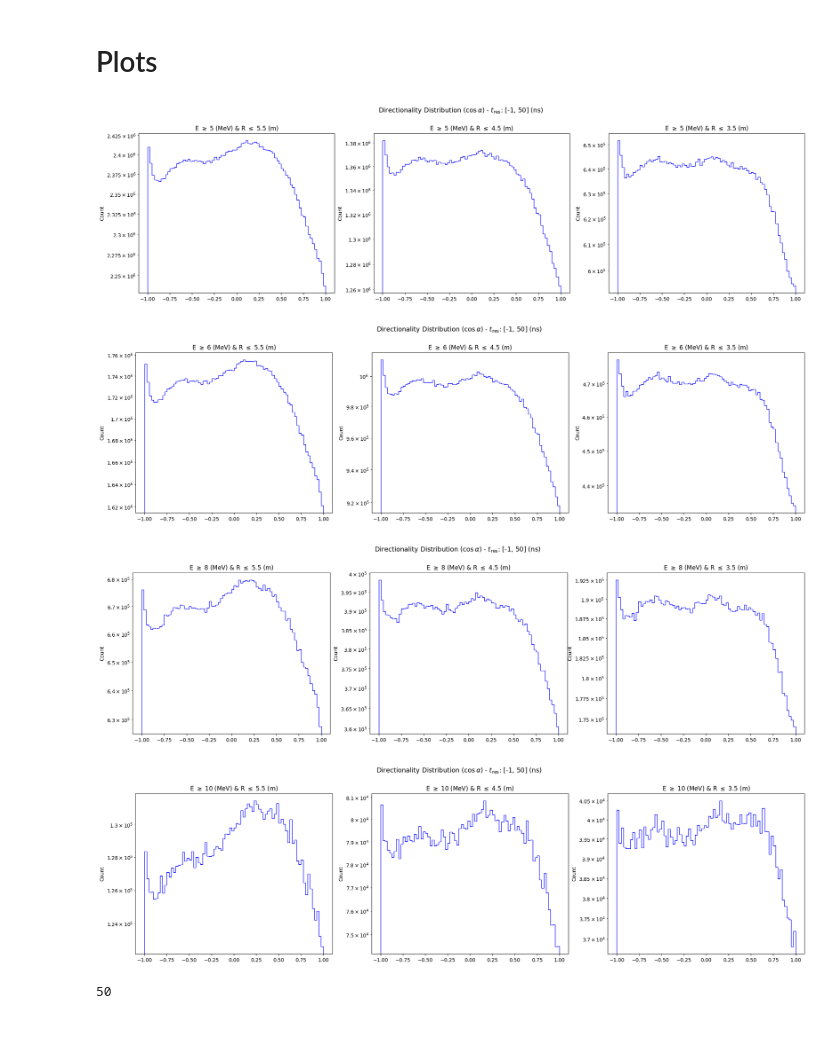
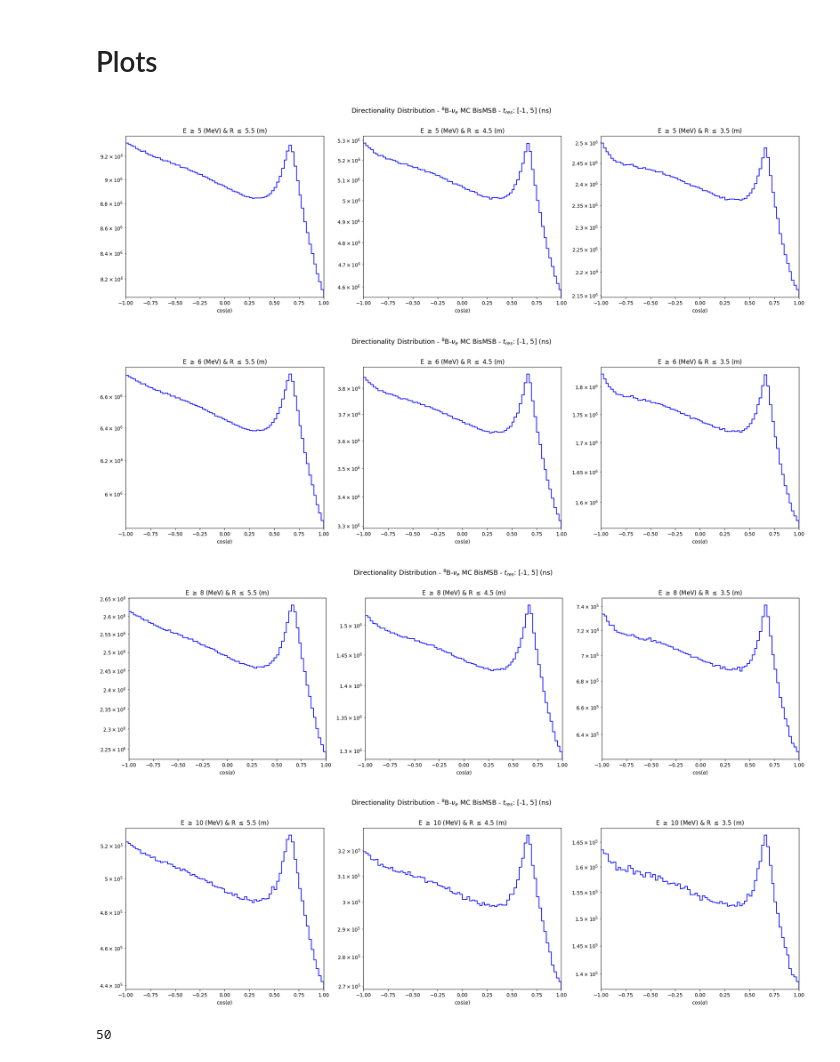
Before and after one commit to joankl/Solar-Neutrinos-Project, a Jupyter notebook: mc data analysis/bisMSB/directionality_distribution.ipynb, the cells around one changed output. Saved outputs shown, nothing was run; the diff lists cells and outputs as text; code cells hidden in the pictures; blank space fills up the shorter version.

```diff
--- a/mc data analysis/bisMSB/directionality_distribution.ipynb
+++ b/mc data analysis/bisMSB/directionality_distribution.ipynb
@@ -41,37 +80,30 @@ cos_alpha.shape
 # %% [markdown]
 # Plots
 # %%
-bins = 80
-# ------ Define Cuts ------
-E_cut_list = [5, 6, 8, 10]
-R_cut_list = [5500, 4500, 3500]
+for Ecut_i in E_cut_list:
 
-for Ecut_i in E_cut_list:
-    en_cut_condition = (energy >= Ecut_i)
+	fig, axes = plt.subplots(1, len(R_cut_list), figsize=(24, 5.8))
 
-    fig, axes = plt.subplots(1, len(R_cut_list), figsize=(24, 5.8))
+	for i_dx, Rcut_i in enumerate(R_cut_list):
+		ax = axes[i_dx]
 
-    for i_dx, Rcut_i in enumerate(R_cut_list):
-        posr_cut_condition = (posr <= Rcut_i)
-        cut_condition = en_cut_condition & posr_cut_condition
+		# Recuperamos los conteos que calculamos en el loop de lectura
+		counts = hist_data[Ecut_i][Rcut_i]
 
-        cos_alpha_cut = cos_alpha[cut_condition]
+		ax.hist(bin_edges[:-1], bins=bin_edges, weights=counts, histtype='step', color='blue', linewidth=1.5)
 
-        ax = axes[i_dx]
+		ax.set_title(rf'E $\geq$ {Ecut_i} (MeV) & R $\leq$ {Rcut_i*10**-3:.1f} (m)')
+		ax.set_yscale('log')
+		ax.set_xlabel(r'cos($\alpha$)')
+		ax.set_xlim(-1, 1)
 
-        sn.histplot(cos_alpha_cut, ax = ax, bins = bins, alpha = 0, element = 'step', color = 'blue')
 
-        ax.set_title(fr'E $\geq$ {Ecut_i} (MeV) & R $\leq$ {Rcut_i*10**(-3)} (m)')
-        ax.set_yscale('log')
-
-    plt.suptitle(fr'Directionality Distribution ($\cos\alpha$) - $t_\mathrm{{res}}$: [{t_res_min:.0f}, {t_res_max:.0f}] (ns)', fontsize = 13, y = 1.01)
-
-    plt.show()
+	plt.suptitle(rf'Directionality Distribution - $^8$B-$\nu_e$ MC BisMSB - $t_{{res}}$: [{t_res_min_cut:.0f}, {t_res_max_cut:.0f}] (ns)', fontsize=13, y=1.02)
 # %% [output]
-[figure, old version]
+[figure, new version]
-[figure, old version]
+[figure, new version]
-[figure, old version]
+[figure, new version]
-[figure, old version]
+[figure, new version]
 # %%
 print(fr'{t_res_max:.0f}')
 # %% [output]
```
Also changed, not shown: parts of 4 cells of this notebook.
